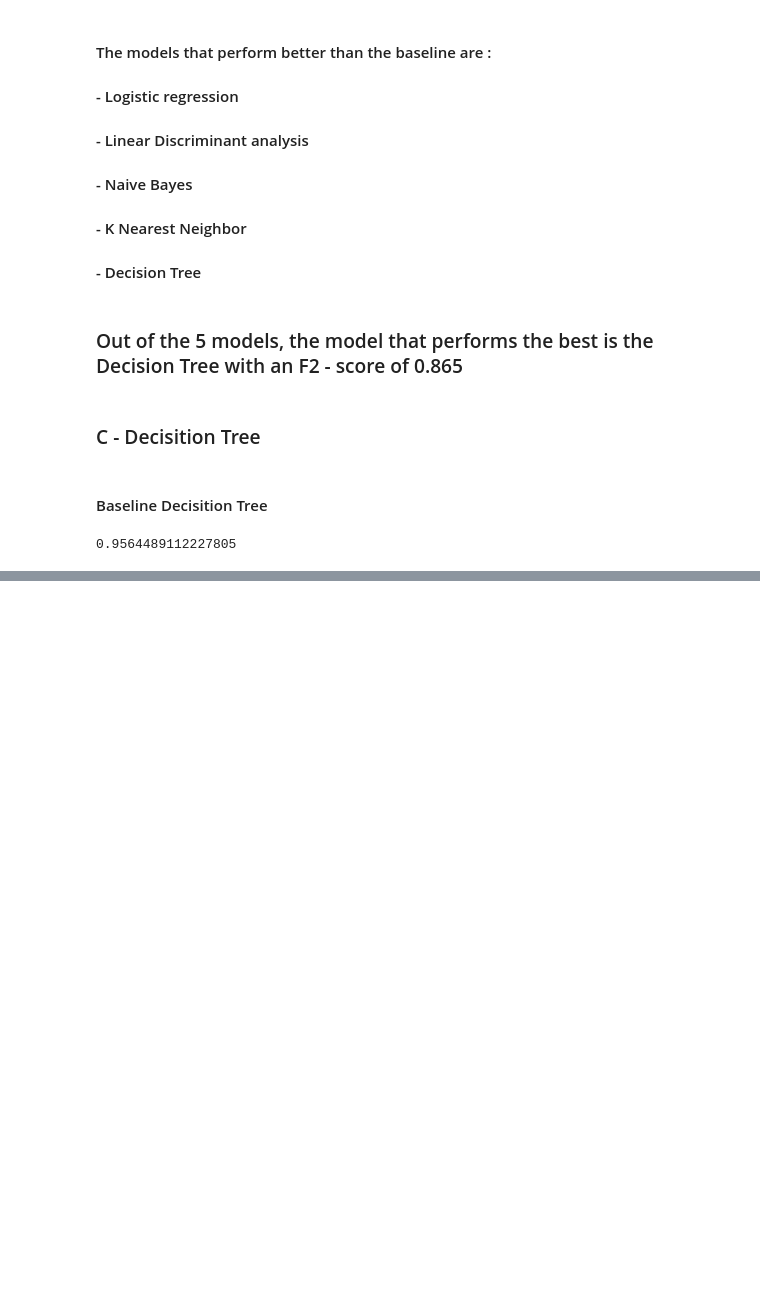
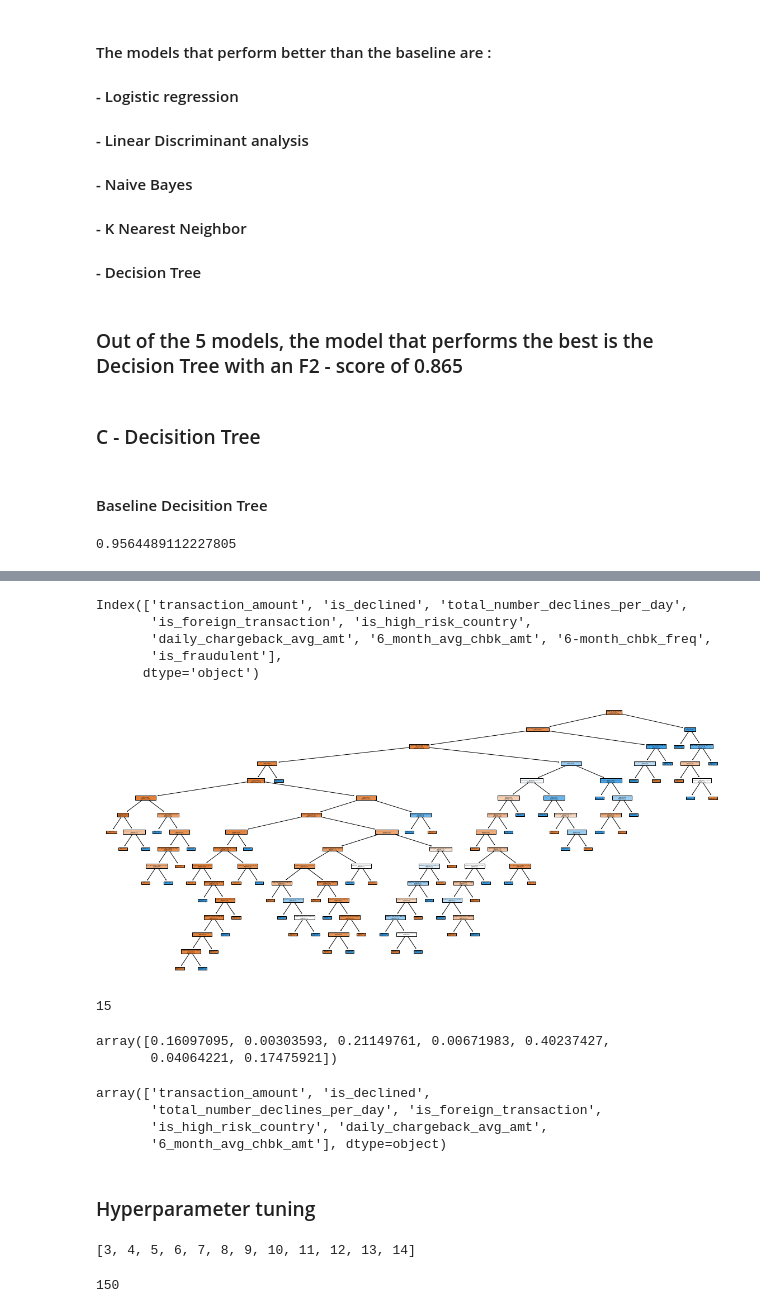
Before and after one commit to dahmd1/creditcardfrauddetection, a Jupyter notebook: Credit_card_fraud_detection_2022.ipynb, the cells around one changed output, grey strips where cells are left out. Drawn from its saved outputs; the diff is of its cells as text; code cells hidden in the pictures; blank space fills up the shorter version.

Commit message:
Hyperparameter tuning beginning with accuracy as a scoring metric, next step is to use a custum f2 score metric more suited to a fraud detection method

```diff
--- a/Credit_card_fraud_detection_2022.ipynb
+++ b/Credit_card_fraud_detection_2022.ipynb
@@ -221,0 +213,34 @@ f2_score(y_val, y_pred)
+# %%
+df.columns
+# %% [output]
+Index(['transaction_amount', 'is_declined', 'total_number_declines_per_day',
+       'is_foreign_transaction', 'is_high_risk_country',
+       'daily_chargeback_avg_amt', '6_month_avg_chbk_amt', '6-month_chbk_freq',
+       'is_fraudulent'],
+      dtype='object')
+# %%
+plt.figure(figsize=(20,9))
+_=tree.plot_tree(clf,
+                   feature_names=["transaction_amount","is_declined","total_number_declines_per_day","is_foreign_transaction","is_high_risk_country","daily_chargeback_avg_amt","6_month_avg_chbk_amt","6-month_chbk_freq"],
+                   filled=True
+                  )
+# %% [output]
+[figure, added]
+# %%
+clf.get_depth()
+# %% [output]
+15
+# %%
+clf.feature_importances_
+# %% [output]
+array([0.16097095, 0.00303593, 0.21149761, 0.00671983, 0.40237427,
+       0.04064221, 0.17475921])
+# %%
+clf.feature_names_in_
+# %% [output]
+array(['transaction_amount', 'is_declined',
+       'total_number_declines_per_day', 'is_foreign_transaction',
+       'is_high_risk_country', 'daily_chargeback_avg_amt',
+       '6_month_avg_chbk_amt'], dtype=object)
+# %% [markdown]
+### Hyperparameter tuning
@@ -221,0 +252,8 @@ f2_score(y_val, y_pred)
+# %%
+list(range(3,15))
+# %% [output]
+[3, 4, 5, 6, 7, 8, 9, 10, 11, 12, 13, 14]
+# %%
+6*5*5
+# %% [output]
+150
```
Also changed, not shown: parts of 30 cells of this notebook.
